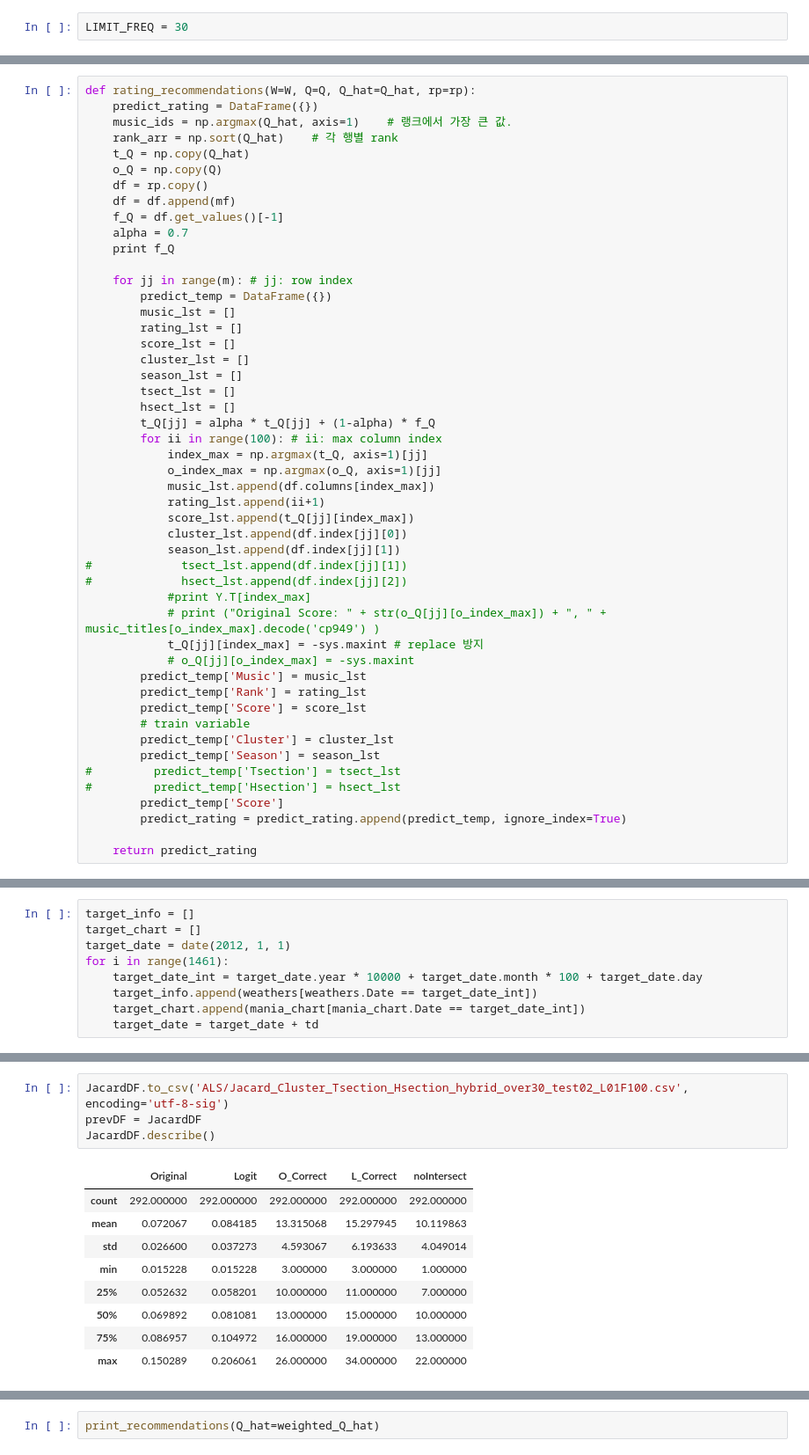
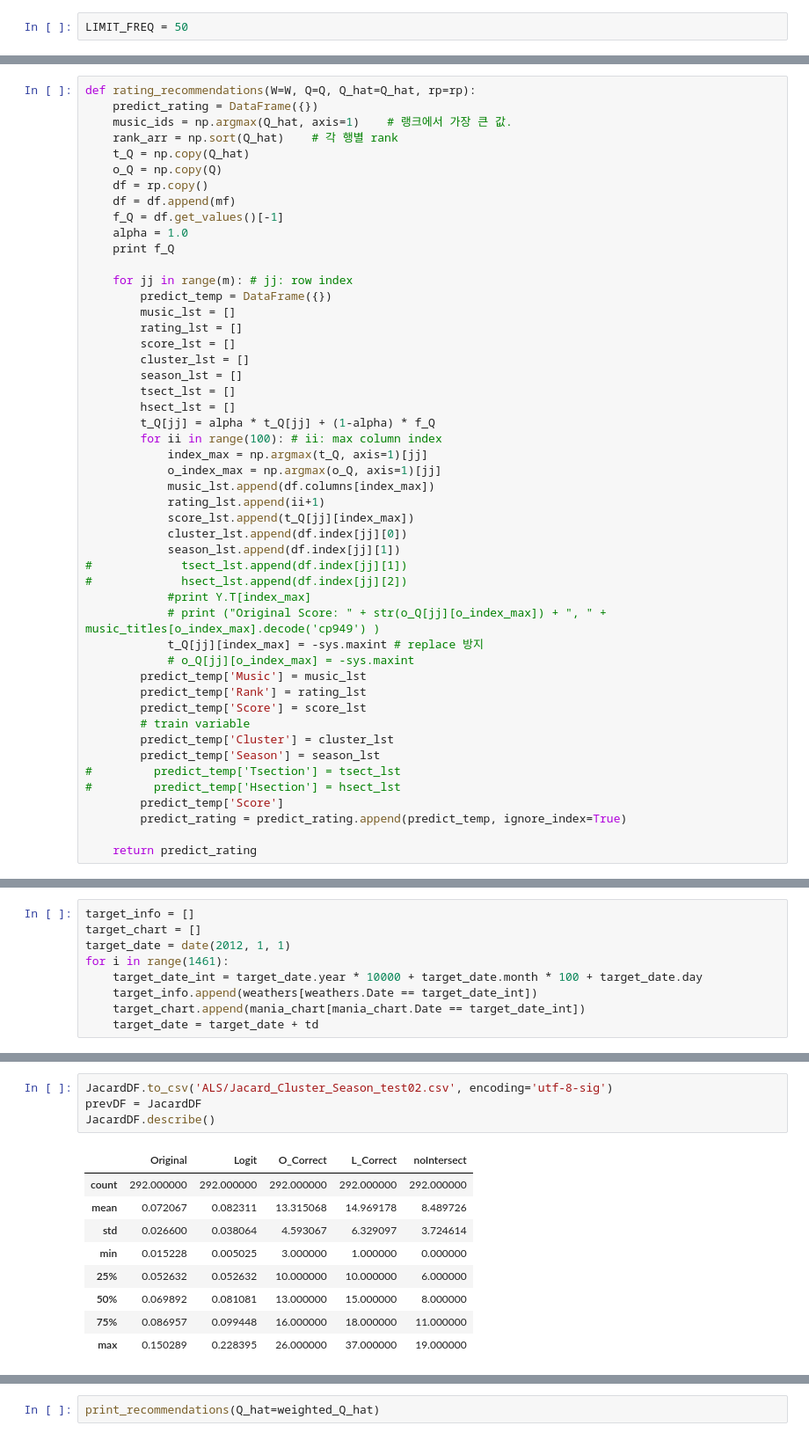
Before and after one commit to Yangyangii/HCI-Music-Weather, a Jupyter notebook: JacardCoefficient.ipynb, the cells around one changed output, grey strips where cells are left out. Shown at 88% size. Saved outputs shown, nothing was run; the diff lists cells and outputs as text.

```diff
--- a/JacardCoefficient.ipynb
+++ b/JacardCoefficient.ipynb
@@ -595,7 +595,7 @@ weathers.Date = d
 mania_chart['cnt'] = 1
 mania_chart['Title'] = mania_chart['Title'] + '%by%' + mania_chart['Artist']
 # %%
-LIMIT_FREQ = 30
+LIMIT_FREQ = 50
 # %%
 main_songs = freq_songs[freq_songs['freq'] >= LIMIT_FREQ]
 main_songs.freq = ( main_songs.freq - main_songs.freq.mean() ) / main_songs.freq.std()
@@ -922,7 +917,7 @@ def rating_recommendations(W=W, Q=Q, Q_hat=Q_hat, rp=rp):
     df = rp.copy()
     df = df.append(mf)
     f_Q = df.get_values()[-1]
-    alpha = 0.7
+    alpha = 1.0
     print f_Q
 
     for jj in range(m): # jj: row index
@@ -1105,17 +1115,17 @@ cross ========
 # %%
-JacardDF.to_csv('ALS/Jacard_Cluster_Tsection_Hsection_hybrid_over30_test02_L01F100.csv', encoding='utf-8-sig')
+JacardDF.to_csv('ALS/Jacard_Cluster_Season_test02.csv', encoding='utf-8-sig')
 prevDF = JacardDF
 JacardDF.describe()
 # %% [output]
 |  | Original | Logit | O_Correct | L_Correct | noIntersect |
 | count | 292.000000 | 292.000000 | 292.000000 | 292.000000 | 292.000000 |
-| mean | 0.072067 | 0.084185 | 13.315068 | 15.297945 | 10.119863 |
-| std | 0.026600 | 0.037273 | 4.593067 | 6.193633 | 4.049014 |
-| min | 0.015228 | 0.015228 | 3.000000 | 3.000000 | 1.000000 |
-| 25% | 0.052632 | 0.058201 | 10.000000 | 11.000000 | 7.000000 |
-| 50% | 0.069892 | 0.081081 | 13.000000 | 15.000000 | 10.000000 |
-| 75% | 0.086957 | 0.104972 | 16.000000 | 19.000000 | 13.000000 |
-| max | 0.150289 | 0.206061 | 26.000000 | 34.000000 | 22.000000 |
+| mean | 0.072067 | 0.082311 | 13.315068 | 14.969178 | 8.489726 |
+| std | 0.026600 | 0.038064 | 4.593067 | 6.329097 | 3.724614 |
+| min | 0.015228 | 0.005025 | 3.000000 | 1.000000 | 0.000000 |
+| 25% | 0.052632 | 0.052632 | 10.000000 | 10.000000 | 6.000000 |
+| 50% | 0.069892 | 0.081081 | 13.000000 | 15.000000 | 8.000000 |
+| 75% | 0.086957 | 0.099448 | 16.000000 | 18.000000 | 11.000000 |
+| max | 0.150289 | 0.228395 | 26.000000 | 37.000000 | 19.000000 |
 # %%
 prevDF.describe()
 # %% [output]
```
Also changed, not shown: parts of 17 cells of this notebook, 3 other files.
